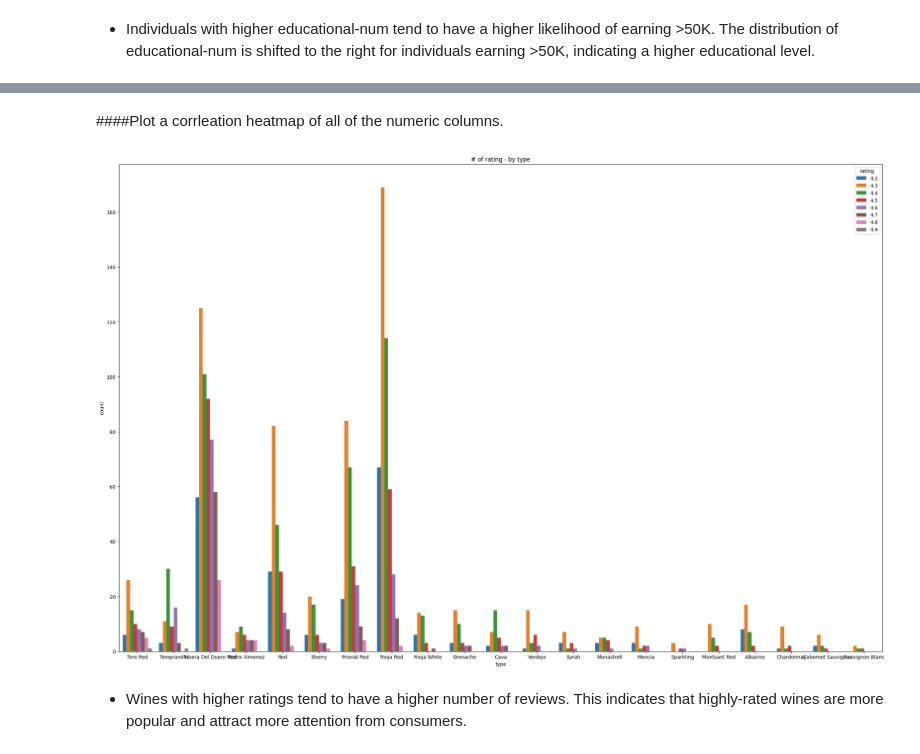
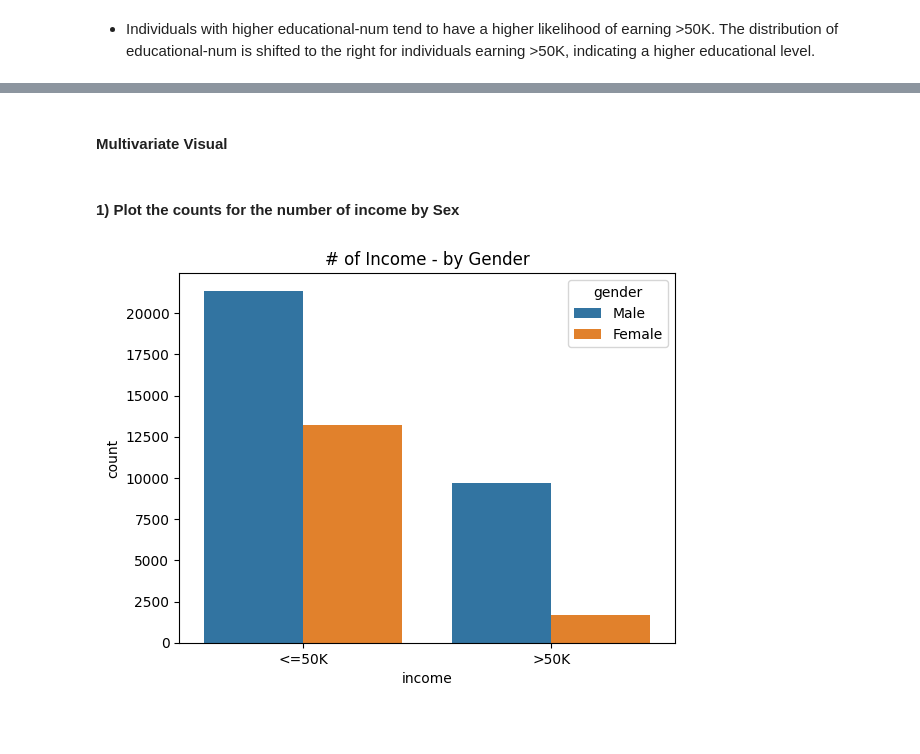
Before and after one commit to uday-routhu/models, a Jupyter notebook: Project_2_Part_1_Core.ipynb, the cells around one changed output, grey strips where cells are left out. Drawn from its saved outputs; the diff is of its cells as text; code cells hidden in the pictures; blank space fills up the shorter version.

```diff
--- a/Project_2_Part_1_Core.ipynb
+++ b/Project_2_Part_1_Core.ipynb
@@ -1704,10 +1027,9 @@ ax.set_title('rating by type');
-# %% [markdown]
-####Plot a corrleation heatmap of all of the numeric columns.
-# %%
-plt.figure(figsize=(28, 18))
-ax = sns.countplot(data=df_wine, hue='rating', x='type');
-ax.set(title='# of rating - by type');
-# %% [output]
-[figure, removed]
-# %% [markdown]
- - Wines with higher ratings tend to have a higher number of reviews. This indicates that highly-rated wines are more popular and attract more attention from consumers.
+# %% [markdown]
+#### Multivariate Visual
+# %% [markdown]
+#### 1) Plot the counts for the number of income by Sex
+# %%
+ax = sns.countplot(data=df_adult, hue='gender', x='income');
+ax.set(title='# of Income - by Gender');
+# %% [output]
+[figure, added]
```
Also changed, not shown: parts of 100 cells of this notebook.
